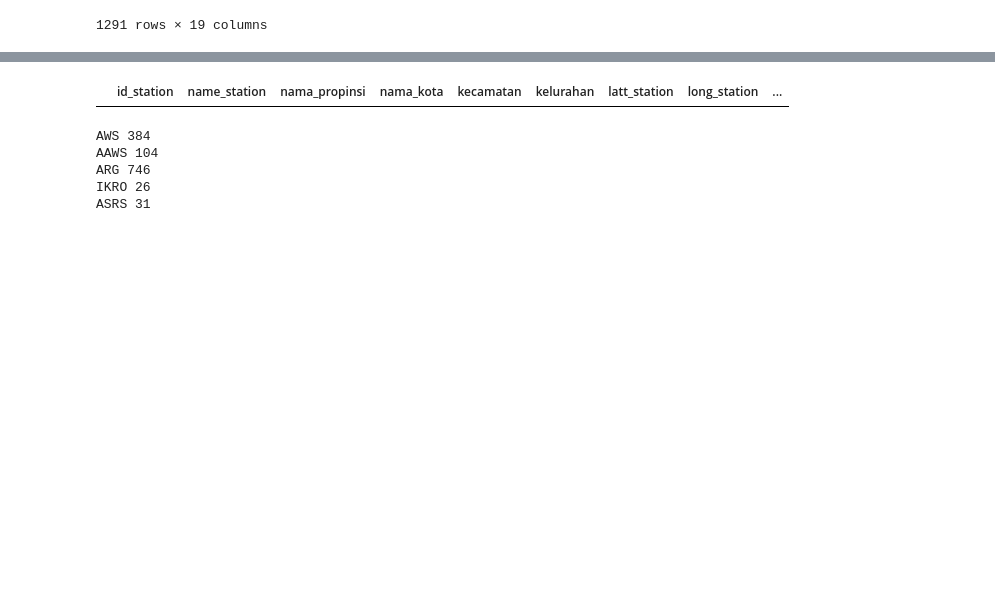
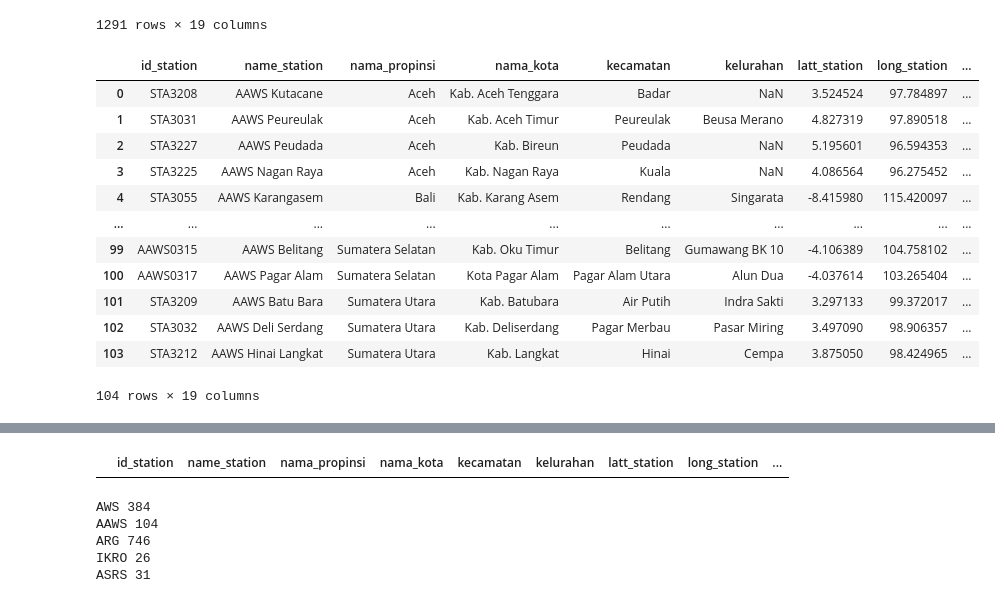
Before and after one commit to milomalas/manop_strmap, a Jupyter notebook: prototyping.ipynb, the cells around one changed output, grey strips where cells are left out. Drawn from its saved outputs; the diff is of its cells as text; code cells hidden in the pictures; blank space fills up the shorter version.

```diff
--- a/prototyping.ipynb
+++ b/prototyping.ipynb
@@ -8,7 +8,7 @@ import glob
 df = []
 for xl in glob.glob("data_geo/Metadata*.xlsx"):
     print(xl)
-    idf = pd.read_excel(xl)
+    idf = pd.read_excel(xl, dtype={"hp_petugas":str})
     idf["hp_petugas"] = idf["hp_petugas"].astype("str").replace({"nan":np.nan})
     idf["type"] = xl.split("\\")[1].split(".")[0].split(" ")[1]
     idf["sumber"] = xl.split("\\")[1]
@@ -78,6 +78,22 @@ Index(['id_station', 'name_station', 'nama_propinsi', 'nama_kota', 'kecamatan',
 | 1289 | 50002 | Stasiun Klimatologi Padang Priaman | Sumatera Barat | Kab. Padang Pariaman | Kayu Tanam | Kapalo Hilalang | -0.545850 | 100.298500 | ... |
 | 1290 | 50019 | Stasiun Klimatologi Deli Serdang | Sumatera Utara | Kab. Deliserdang | Percut Sei tuan | Sampali | 3.621352 | 98.714798 | ... |
 1291 rows × 19 columns
+# %%
+df[df["type"]=="AAWS"]
+# %% [output]
+|  | id_station | name_station | nama_propinsi | nama_kota | kecamatan | kelurahan | latt_station | long_station | ... |
+| 0 | STA3208 | AAWS Kutacane | Aceh | Kab. Aceh Tenggara | Badar | NaN | 3.524524 | 97.784897 | ... |
+| 1 | STA3031 | AAWS Peureulak | Aceh | Kab. Aceh Timur | Peureulak | Beusa Merano | 4.827319 | 97.890518 | ... |
+| 2 | STA3227 | AAWS Peudada | Aceh | Kab. Bireun | Peudada | NaN | 5.195601 | 96.594353 | ... |
+| 3 | STA3225 | AAWS Nagan Raya | Aceh | Kab. Nagan Raya | Kuala | NaN | 4.086564 | 96.275452 | ... |
+| 4 | STA3055 | AAWS Karangasem | Bali | Kab. Karang Asem | Rendang | Singarata | -8.415980 | 115.420097 | ... |
+| ... | ... | ... | ... | ... | ... | ... | ... | ... | ... |
+| 99 | AAWS0315 | AAWS Belitang | Sumatera Selatan | Kab. Oku Timur | Belitang | Gumawang BK 10 | -4.106389 | 104.758102 | ... |
+| 100 | AAWS0317 | AAWS Pagar Alam | Sumatera Selatan | Kota Pagar Alam | Pagar Alam Utara | Alun Dua | -4.037614 | 103.265404 | ... |
+| 101 | STA3209 | AAWS Batu Bara | Sumatera Utara | Kab. Batubara | Air Putih | Indra Sakti | 3.297133 | 99.372017 | ... |
+| 102 | STA3032 | AAWS Deli Serdang | Sumatera Utara | Kab. Deliserdang | Pagar Merbau | Pasar Miring | 3.497090 | 98.906357 | ... |
+| 103 | STA3212 | AAWS Hinai Langkat | Sumatera Utara | Kab. Langkat | Hinai | Cempa | 3.875050 | 98.424965 | ... |
+104 rows × 19 columns
 # %%
 gdf_test = gpd.read_file("data_geo/Metadata.gpkg")
 gdf_test["nama_propinsi"].unique()
```
Also changed, not shown: 4 other files.
